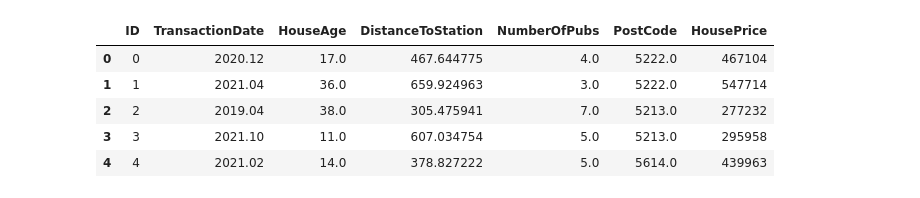
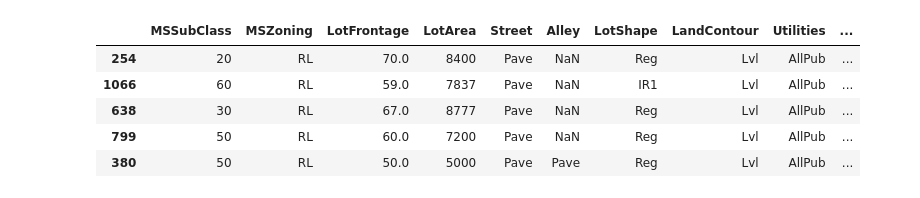
Before and after one commit to OctaMarina/house-price-prediction-integra, a Jupyter notebook: data_cleaning_Cornescu_Darius.ipynb, the cells around one changed output. Saved outputs shown, nothing was run; the diff lists cells and outputs as text; code cells hidden in the pictures.

```diff
--- a/data_cleaning_Cornescu_Darius.ipynb
+++ b/data_cleaning_Cornescu_Darius.ipynb
@@ -1,13 +8,20 @@
 # %%
-import pandas as pd
-df = pd.read_csv("regressiondata-221101-214107.csv")
+df = pd.read_csv("house_prices.csv")
+train_df, test_df = train_test_split(df, test_size=0.2, random_state=42)
+# %%
+my_cols = [
+    'MSSubClass', 'MSZoning', 'LotFrontage', 'LotArea', 'Street', 'Alley', 'LotShape',
+'LandContour', 'Utilities', 'LotConfig', 'LandSlope', 'Neighborhood', 'Condition1', 'Condition2', 'SalePrice'
+]
+
+df_subset = train_df[my_cols].copy()
 # %%
-df.head()      # afișează primele rânduri din dataset
+df_subset.head()
 # %% [output]
-|  | ID | TransactionDate | HouseAge | DistanceToStation | NumberOfPubs | PostCode | HousePrice |
-| 0 | 0 | 2020.12 | 17.0 | 467.644775 | 4.0 | 5222.0 | 467104 |
-| 1 | 1 | 2021.04 | 36.0 | 659.924963 | 3.0 | 5222.0 | 547714 |
-| 2 | 2 | 2019.04 | 38.0 | 305.475941 | 7.0 | 5213.0 | 277232 |
-| 3 | 3 | 2021.10 | 11.0 | 607.034754 | 5.0 | 5213.0 | 295958 |
-| 4 | 4 | 2021.02 | 14.0 | 378.827222 | 5.0 | 5614.0 | 439963 |
+|  | MSSubClass | MSZoning | LotFrontage | LotArea | Street | Alley | LotShape | LandContour | Utilities | ... |
+| 254 | 20 | RL | 70.0 | 8400 | Pave | NaN | Reg | Lvl | AllPub | ... |
+| 1066 | 60 | RL | 59.0 | 7837 | Pave | NaN | IR1 | Lvl | AllPub | ... |
+| 638 | 30 | RL | 67.0 | 8777 | Pave | NaN | Reg | Lvl | AllPub | ... |
+| 799 | 50 | RL | 60.0 | 7200 | Pave | NaN | Reg | Lvl | AllPub | ... |
+| 380 | 50 | RL | 50.0 | 5000 | Pave | Pave | Reg | Lvl | AllPub | ... |
 # %%
```
Also changed, not shown: parts of 12 cells of this notebook, 1 other file.
